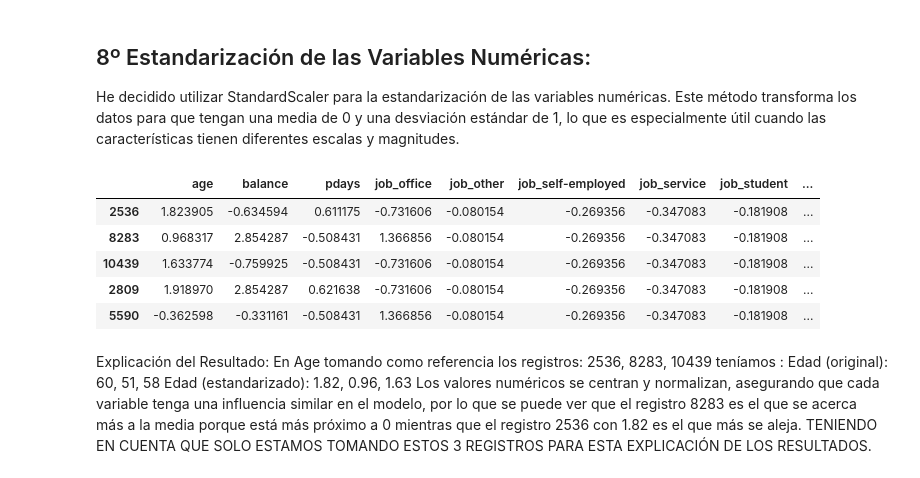
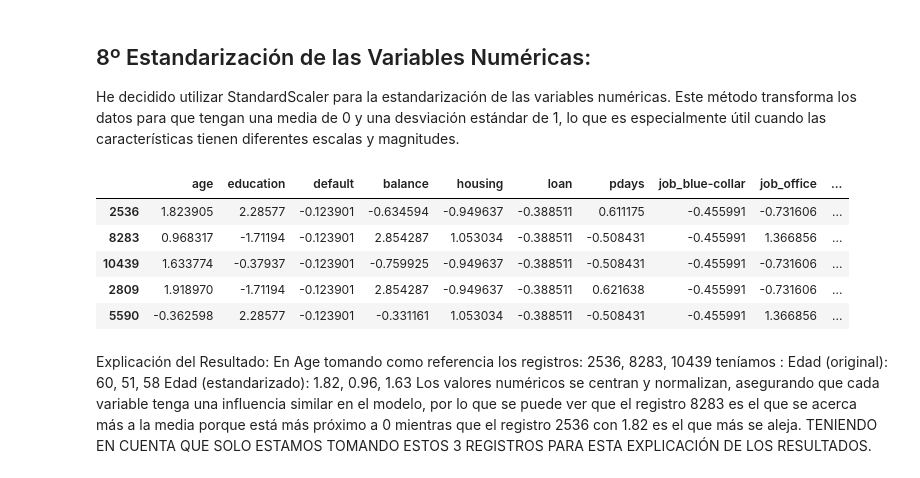
Before and after one commit to JaviDoria/Upskilling-Machine-Learning, a Jupyter notebook: Sprint 8.2.ipynb, the cells around one changed output. Saved outputs shown, nothing was run; the diff lists cells and outputs as text; code cells hidden in the pictures.

```diff
--- a/Sprint 8.2.ipynb
+++ b/Sprint 8.2.ipynb
@@ -439,0 +446,43 @@ Ejemplo de datos de entrenamiento después de One-Hot Encoding:
+# %%
+from sklearn.preprocessing import OneHotEncoder
+import pandas as pd
+
+# Copia los datos de entrenamiento y prueba
+encoded_X_train = X_train.copy()
+encoded_X_test = X_test.copy()
+
+# Defino las variables categóricas para One-Hot Encoding
+encoding_variable = ['job', 'marital']
+
+# Inicializo el encoder con handle_unknown='ignore' para manejar categorías no vistas
+encoder = OneHotEncoder(sparse_output=False, handle_unknown='ignore')
+
+# Realizo el One-Hot Encoding de los datos de entrenamiento y prueba
+for variable in encoding_variable:
+    # Primero ajustamos el encoder con los datos de entrenamiento
+    encoded_train_results = encoder.fit_transform(encoded_X_train[[variable]])
+    encoded_train_columns = pd.DataFrame(encoded_train_results,
+                                         columns=encoder.get_feature_names_out([variable]),
+                                         index=X_train.index)
+
+    # Luego transformamos los datos de prueba (con el encoder ajustado)
+    encoded_test_results = encoder.transform(encoded_X_test[[variable]])
+    encoded_test_columns = pd.DataFrame(encoded_test_results,
+                                        columns=encoder.get_feature_names_out([variable]),
+                                        index=X_test.index)
+
+    # Unir ambas
+    encoded_X_train = pd.concat([encoded_X_train, encoded_train_columns], axis="columns")
+    encoded_X_test = pd.concat([encoded_X_test, encoded_test_columns], axis="columns")
+
+# Elimino las columnas originales categóricas de X_train y X_test
+encoded_X_train = encoded_X_train.drop(columns=encoding_variable)
+encoded_X_test = encoded_X_test.drop(columns=encoding_variable)
+
+# Imprimo los primeros registros de los datos procesados
+print("\nEjemplo de datos de entrenamiento después de One-Hot Encoding:")
+print(encoded_X_train.head())
+
+# Verifico el número de columnas para asegurarme de que coincidan
+print(f"Características en X_train: {encoded_X_train.shape[1]}")
+print(f"Características en X_test: {encoded_X_test.shape[1]}")
@@ -460,26 +527,26 @@ He decidido utilizar StandardScaler para la estandarización de las variables nu
 # %%
 # Importo StandardScaler de sklearn.preprocessing para estandarizar las variables.
 from sklearn.preprocessing import StandardScaler
 
 # Identifico las columnas numéricas en los conjuntos codificados de entrenamiento y prueba.
-numeric_columns = encoded_X_train.select_dtypes(include=['float64', 'int64']).columns.tolist()
+numeric_columns = encoded_X_train.select_dtypes(include=['float64', 'int32', 'int64']).columns.tolist()
 
 # Creo el objeto escalador
 scaler = StandardScaler()
 
 # Aplico la estandarización en el conjunto de entrenamiento y luego en el de prueba
 encoded_X_train[numeric_columns] = scaler.fit_transform(encoded_X_train[numeric_columns])
 encoded_X_test[numeric_columns] = scaler.transform(encoded_X_test[numeric_columns])
 
 # Visualizo los datos estandarizados en el conjunto de entrenamiento
 encoded_X_train[numeric_columns].head()
 # %% [output]
-|  | age | balance | pdays | job_office | job_other | job_self-employed | job_service | job_student | ... |
-| 2536 | 1.823905 | -0.634594 | 0.611175 | -0.731606 | -0.080154 | -0.269356 | -0.347083 | -0.181908 | ... |
-| 8283 | 0.968317 | 2.854287 | -0.508431 | 1.366856 | -0.080154 | -0.269356 | -0.347083 | -0.181908 | ... |
-| 10439 | 1.633774 | -0.759925 | -0.508431 | -0.731606 | -0.080154 | -0.269356 | -0.347083 | -0.181908 | ... |
-| 2809 | 1.918970 | 2.854287 | 0.621638 | -0.731606 | -0.080154 | -0.269356 | -0.347083 | -0.181908 | ... |
-| 5590 | -0.362598 | -0.331161 | -0.508431 | 1.366856 | -0.080154 | -0.269356 | -0.347083 | -0.181908 | ... |
+|  | age | education | default | balance | housing | loan | pdays | job_blue-collar | job_office | ... |
+| 2536 | 1.823905 | 2.28577 | -0.123901 | -0.634594 | -0.949637 | -0.388511 | 0.611175 | -0.455991 | -0.731606 | ... |
+| 8283 | 0.968317 | -1.71194 | -0.123901 | 2.854287 | 1.053034 | -0.388511 | -0.508431 | -0.455991 | 1.366856 | ... |
+| 10439 | 1.633774 | -0.37937 | -0.123901 | -0.759925 | -0.949637 | -0.388511 | -0.508431 | -0.455991 | -0.731606 | ... |
+| 2809 | 1.918970 | -1.71194 | -0.123901 | 2.854287 | -0.949637 | -0.388511 | 0.621638 | -0.455991 | -0.731606 | ... |
+| 5590 | -0.362598 | 2.28577 | -0.123901 | -0.331161 | 1.053034 | -0.388511 | -0.508431 | -0.455991 | 1.366856 | ... |
 # %% [markdown]
 Explicación del Resultado: En Age tomando como referencia los registros: 2536, 8283, 10439 teníamos :
 Edad (original): 60, 51, 58
```
Also changed, not shown: parts of 41 cells of this notebook.
